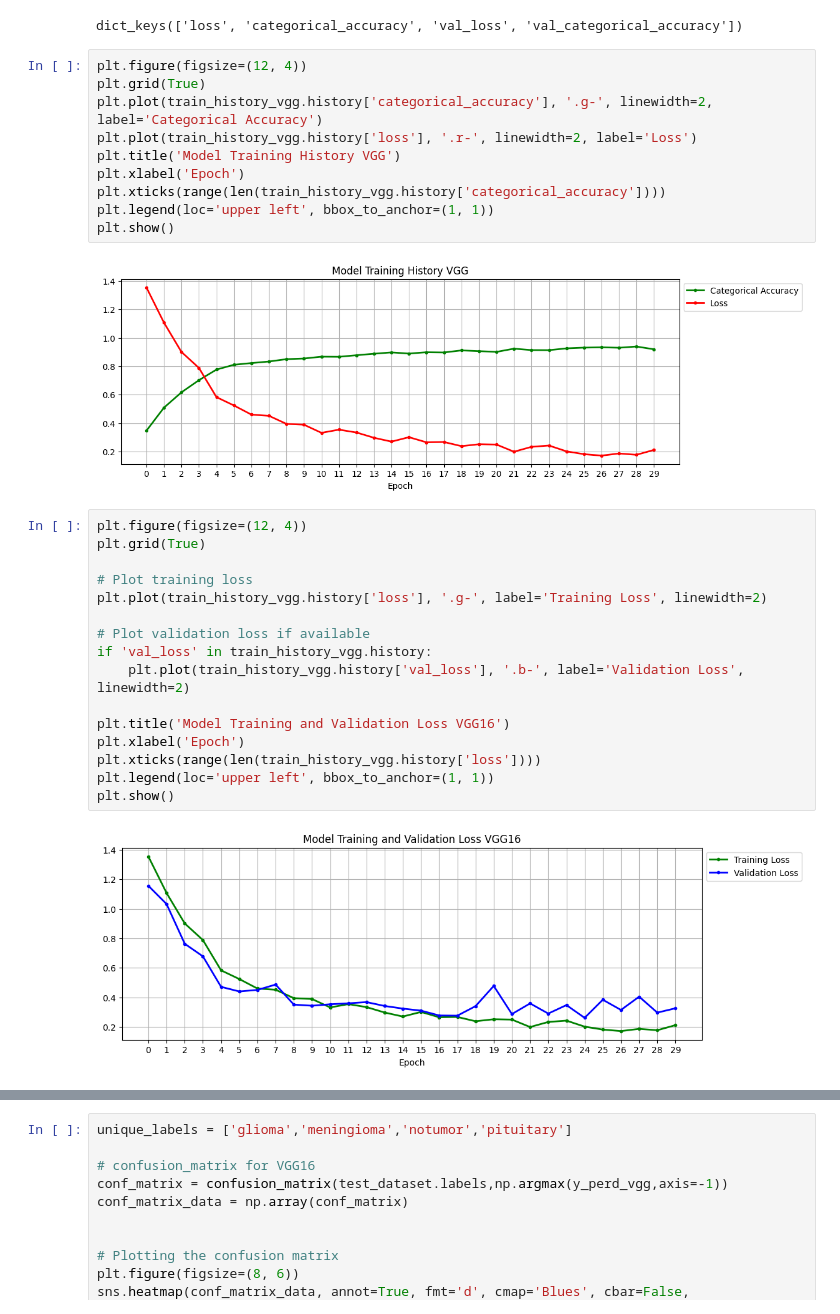
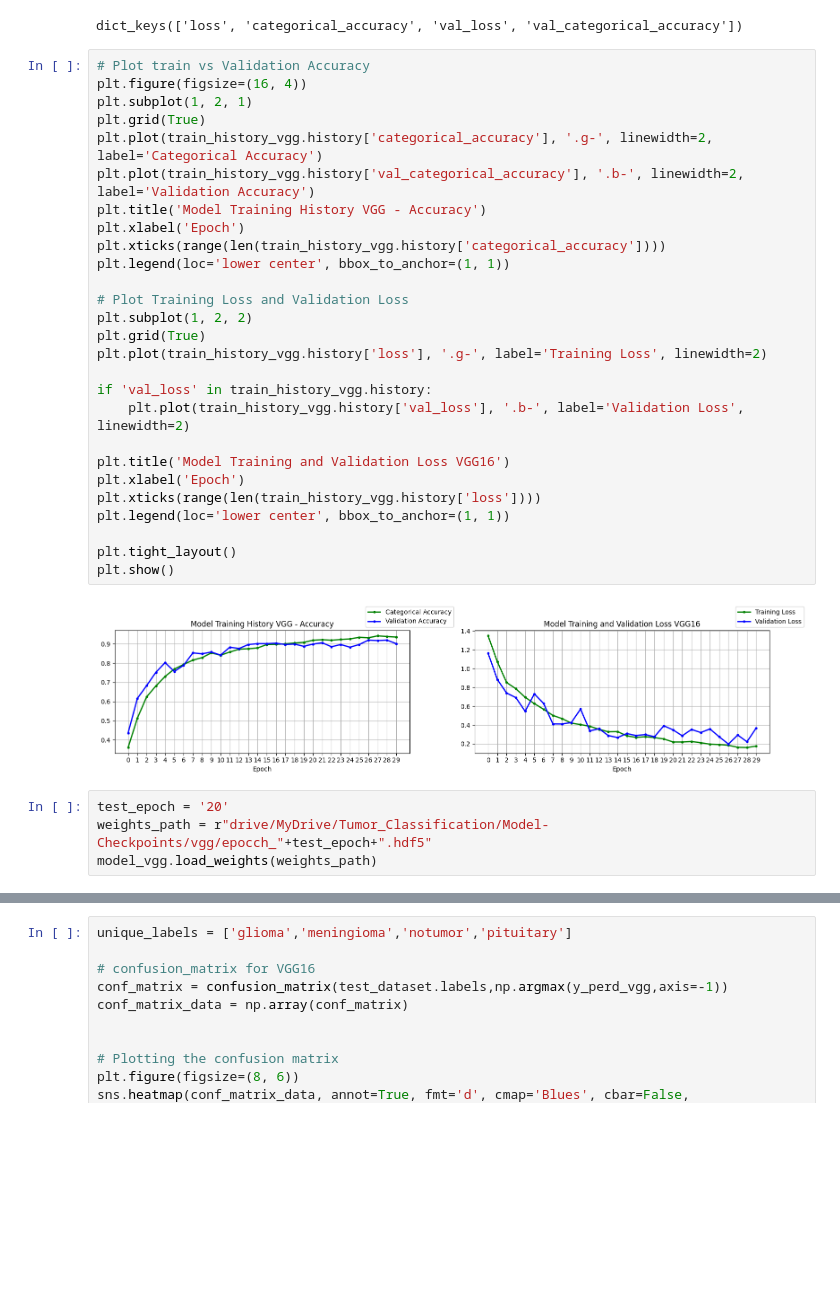
Before and after one commit to 87tana/ImageObjectClassification_NetworkComparison, a Jupyter notebook: Brain_Tumor_Classification_modified.ipynb, the cells around one changed output, grey strips where cells are left out. Drawn from its saved outputs; the diff is of its cells as text; blank space fills up the shorter version.

```diff
--- a/Brain_Tumor_Classification_modified.ipynb
+++ b/Brain_Tumor_Classification_modified.ipynb
@@ -316,35 +314,38 @@ print(train_history_vgg.history.keys())
 # %% [output]
 dict_keys(['loss', 'categorical_accuracy', 'val_loss', 'val_categorical_accuracy'])
 # %%
-plt.figure(figsize=(12, 4))
+# Plot train vs Validation Accuracy
+plt.figure(figsize=(16, 4))
+plt.subplot(1, 2, 1)
 plt.grid(True)
 plt.plot(train_history_vgg.history['categorical_accuracy'], '.g-', linewidth=2, label='Categorical Accuracy')
-plt.plot(train_history_vgg.history['loss'], '.r-', linewidth=2, label='Loss')
-plt.title('Model Training History VGG')
+plt.plot(train_history_vgg.history['val_categorical_accuracy'], '.b-', linewidth=2, label='Validation Accuracy')
+plt.title('Model Training History VGG - Accuracy')
 plt.xlabel('Epoch')
 plt.xticks(range(len(train_history_vgg.history['categorical_accuracy'])))
-plt.legend(loc='upper left', bbox_to_anchor=(1, 1))
+plt.legend(loc='lower center', bbox_to_anchor=(1, 1))
+
+# Plot Training Loss and Validation Loss
+plt.subplot(1, 2, 2)
+plt.grid(True)
+plt.plot(train_history_vgg.history['loss'], '.g-', label='Training Loss', linewidth=2)
+
+if 'val_loss' in train_history_vgg.history:
+    plt.plot(train_history_vgg.history['val_loss'], '.b-', label='Validation Loss', linewidth=2)
+
+plt.title('Model Training and Validation Loss VGG16')
+plt.xlabel('Epoch')
+plt.xticks(range(len(train_history_vgg.history['loss'])))
+plt.legend(loc='lower center', bbox_to_anchor=(1, 1))
+
+plt.tight_layout()
 plt.show()
 # %% [output]
-[figure, old version]
+[figure, new version]
-# %%
-plt.figure(figsize=(12, 4))
-plt.grid(True)
-
-# Plot training loss
-plt.plot(train_history_vgg.history['loss'], '.g-', label='Training Loss', linewidth=2)
-
-# Plot validation loss if available
-if 'val_loss' in train_history_vgg.history:
-    plt.plot(train_history_vgg.history['val_loss'], '.b-', label='Validation Loss', linewidth=2)
-
-plt.title('Model Training and Validation Loss VGG16')
-plt.xlabel('Epoch')
-plt.xticks(range(len(train_history_vgg.history['loss'])))
-plt.legend(loc='upper left', bbox_to_anchor=(1, 1))
-plt.show()
-# %% [output]
-[figure, removed]
+# %%
+test_epoch = '20'
+weights_path = r"drive/MyDrive/Tumor_Classification/Model-Checkpoints/vgg/epocch_"+test_epoch+".hdf5"
+model_vgg.load_weights(weights_path)
 # %%
 # Evaluate the model on the test set for VGG16
 evaluation_results_vgg = model_vgg.evaluate(test_dataset)
```
Also changed, not shown: parts of 43 cells of this notebook.
